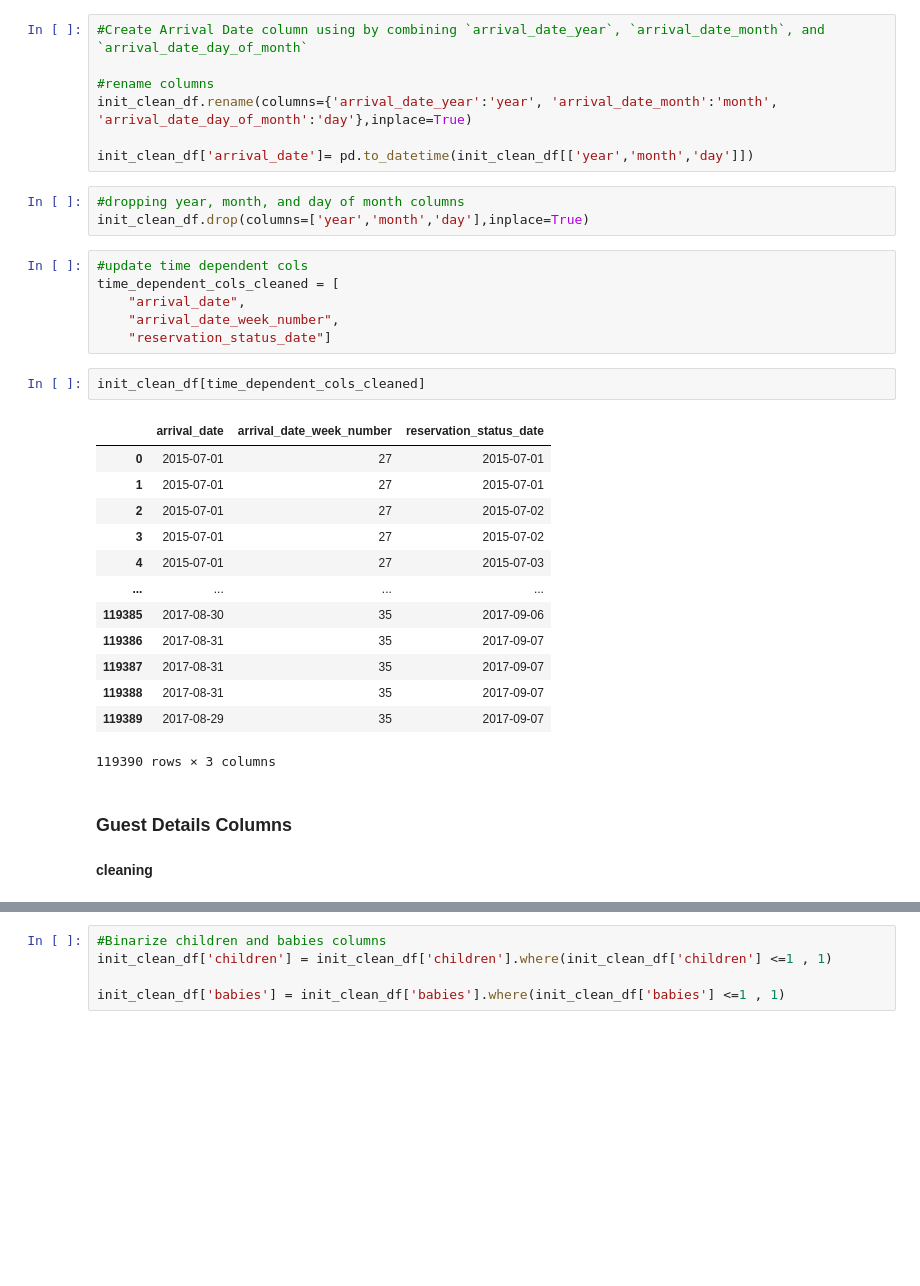
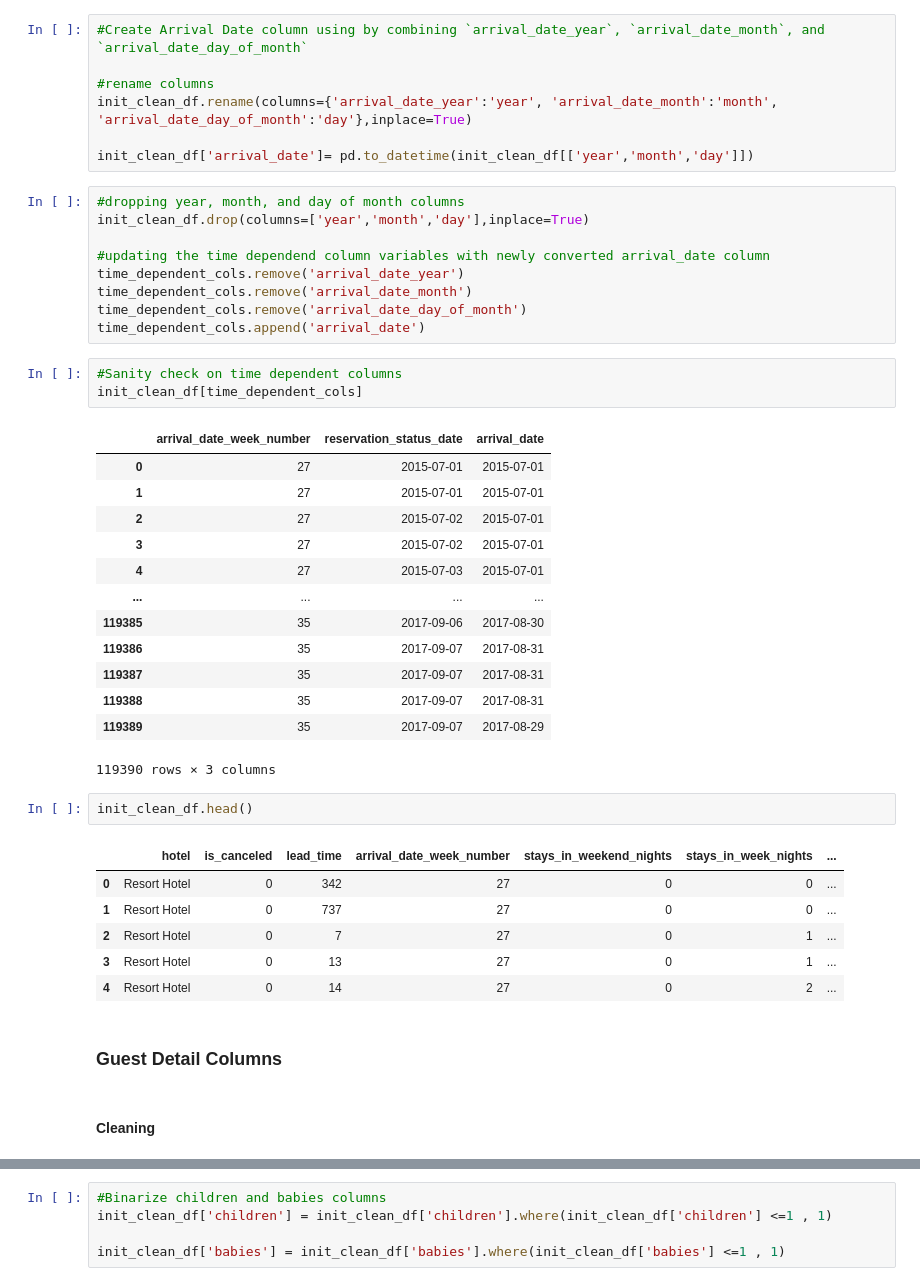
Before and after one commit to briantlui/predictive-model, a Jupyter notebook: notebooks/NEW 01-data-loading-cleaning.ipynb, the cells around one changed output, grey strips where cells are left out. Cells and saved outputs as stored; diff of their text form; blank space fills up the shorter version.

```diff
--- a/notebooks/NEW 01-data-loading-cleaning.ipynb
+++ b/notebooks/NEW 01-data-loading-cleaning.ipynb
@@ -302,29 +299,39 @@ init_clean_df['arrival_date']= pd.to_datetime(init_clean_df[['year','month','day
 # %%
 #dropping year, month, and day of month columns
 init_clean_df.drop(columns=['year','month','day'],inplace=True)
+
+#updating the time dependend column variables with newly converted arrival_date column
+time_dependent_cols.remove('arrival_date_year')
+time_dependent_cols.remove('arrival_date_month')
+time_dependent_cols.remove('arrival_date_day_of_month')
+time_dependent_cols.append('arrival_date')
-# %%
-#update time dependent cols
-time_dependent_cols_cleaned = [
-    "arrival_date",
-    "arrival_date_week_number",
-    "reservation_status_date"]
+# %%
+#Sanity check on time dependent columns
+init_clean_df[time_dependent_cols]
+# %% [output]
+|  | arrival_date_week_number | reservation_status_date | arrival_date |
+| 0 | 27 | 2015-07-01 | 2015-07-01 |
+| 1 | 27 | 2015-07-01 | 2015-07-01 |
+| 2 | 27 | 2015-07-02 | 2015-07-01 |
+| 3 | 27 | 2015-07-02 | 2015-07-01 |
+| 4 | 27 | 2015-07-03 | 2015-07-01 |
+| ... | ... | ... | ... |
+| 119385 | 35 | 2017-09-06 | 2017-08-30 |
+| 119386 | 35 | 2017-09-07 | 2017-08-31 |
+| 119387 | 35 | 2017-09-07 | 2017-08-31 |
+| 119388 | 35 | 2017-09-07 | 2017-08-31 |
+| 119389 | 35 | 2017-09-07 | 2017-08-29 |
+119390 rows × 3 columns
 # %%
-init_clean_df[time_dependent_cols_cleaned]
+init_clean_df.head()
 # %% [output]
-|  | arrival_date | arrival_date_week_number | reservation_status_date |
-| 0 | 2015-07-01 | 27 | 2015-07-01 |
-| 1 | 2015-07-01 | 27 | 2015-07-01 |
-| 2 | 2015-07-01 | 27 | 2015-07-02 |
-| 3 | 2015-07-01 | 27 | 2015-07-02 |
-| 4 | 2015-07-01 | 27 | 2015-07-03 |
-| ... | ... | ... | ... |
-| 119385 | 2017-08-30 | 35 | 2017-09-06 |
-| 119386 | 2017-08-31 | 35 | 2017-09-07 |
-| 119387 | 2017-08-31 | 35 | 2017-09-07 |
-| 119388 | 2017-08-31 | 35 | 2017-09-07 |
-| 119389 | 2017-08-29 | 35 | 2017-09-07 |
+|  | hotel | is_canceled | lead_time | arrival_date_week_number | stays_in_weekend_nights | stays_in_week_nights | ... |
+| 0 | Resort Hotel | 0 | 342 | 27 | 0 | 0 | ... |
+| 1 | Resort Hotel | 0 | 737 | 27 | 0 | 0 | ... |
+| 2 | Resort Hotel | 0 | 7 | 27 | 0 | 1 | ... |
+| 3 | Resort Hotel | 0 | 13 | 27 | 0 | 1 | ... |
+| 4 | Resort Hotel | 0 | 14 | 27 | 0 | 2 | ... |
-119390 rows × 3 columns
 # %% [markdown]
-### Guest Details Columns
+### Guest Detail Columns
 # %% [markdown]
-**cleaning**
+#### Cleaning
```
Also changed, not shown: parts of 167 cells of this notebook, 1 other file.
